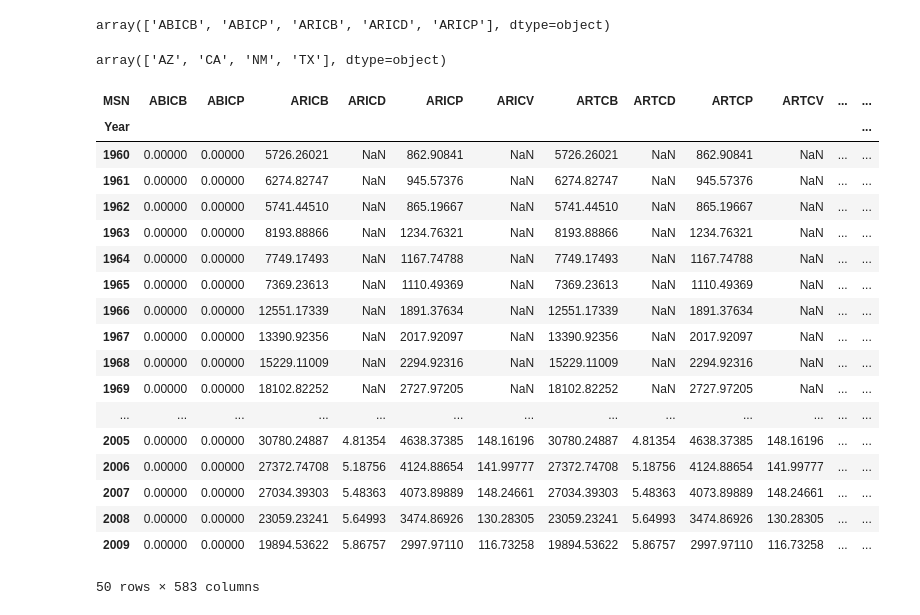
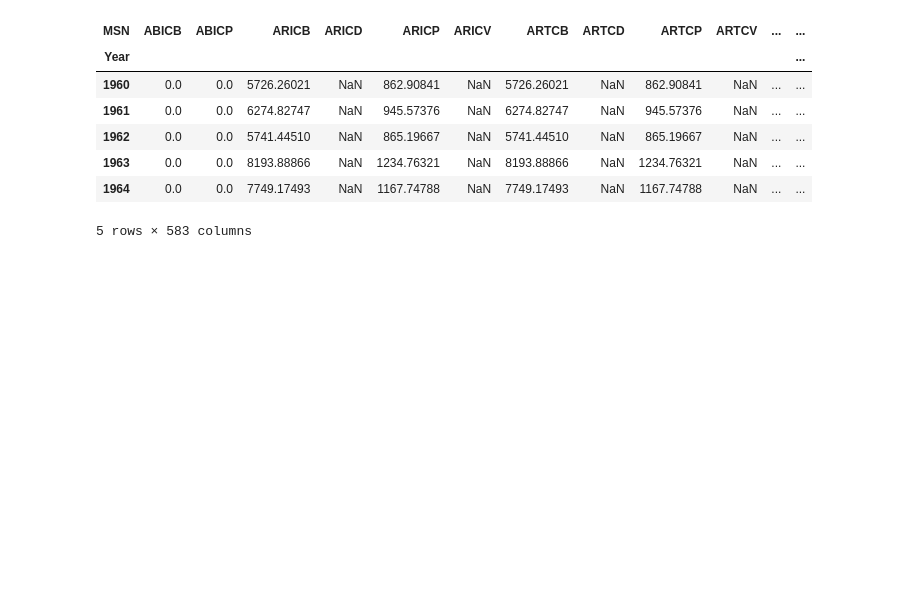
Before and after one commit to charmoniumQ/MCM-2018, a Jupyter notebook: MCM-Data-Analysis.ipynb, the cells around one changed output. Cells and saved outputs as stored; diff of their text form; code cells hidden in the pictures; blank space fills up the shorter version.

```diff
--- a/MCM-Data-Analysis.ipynb
+++ b/MCM-Data-Analysis.ipynb
@@ -4,6 +4,7 @@ import pandas as pd
 import matplotlib.pyplot as plt
 import seaborn as sns
 # %%
-xls = pd.ExcelFile('ProblemCData.xlsx')
+xls = pd.ExcelFile('data/ProblemCData.xlsx')
 energy_data = pd.read_excel(xls, 'seseds')
 variables = pd.read_excel(xls, 'msncodes')
+variable_columns = energy_data['MSN'].unique()
@@ -48,12 +11,3 @@ memory usage: 3.2+ MB
-# %%
-variable_columns = energy_data['MSN'].unique()
-variable_columns[:5]
-# %% [output]
-array(['ABICB', 'ABICP', 'ARICB', 'ARICD', 'ARICP'], dtype=object)
-# %%
-energy_data['StateCode'].unique()
-# %% [output]
-array(['AZ', 'CA', 'NM', 'TX'], dtype=object)
 # %%
 AZ_data = energy_data[energy_data['StateCode'] == 'AZ']
 CA_data = energy_data[energy_data['StateCode'] == 'CA']
@@ -62,27 +16,16 @@ TX_data = energy_data[energy_data['StateCode'] == 'TX']
 # %%
 data = {}
 data['AZ'] = AZ_data.pivot(index='Year', columns='MSN', values='Data')
 data['TX'] = TX_data.pivot(index='Year', columns='MSN', values='Data')
 data['CA'] = CA_data.pivot(index='Year', columns='MSN', values='Data')
 data['NM'] = NM_data.pivot(index='Year', columns='MSN', values='Data')
-data['AZ']
+data['AZ'].head()
 # %% [output]
 | MSN | ABICB | ABICP | ARICB | ARICD | ARICP | ARICV | ARTCB | ARTCD | ARTCP | ARTCV | ... | ... |
 | Year |  |  |  |  |  |  |  |  |  |  |  | ... |
-| 1960 | 0.00000 | 0.00000 | 5726.26021 | NaN | 862.90841 | NaN | 5726.26021 | NaN | 862.90841 | NaN | ... | ... |
-| 1961 | 0.00000 | 0.00000 | 6274.82747 | NaN | 945.57376 | NaN | 6274.82747 | NaN | 945.57376 | NaN | ... | ... |
-| 1962 | 0.00000 | 0.00000 | 5741.44510 | NaN | 865.19667 | NaN | 5741.44510 | NaN | 865.19667 | NaN | ... | ... |
-| 1963 | 0.00000 | 0.00000 | 8193.88866 | NaN | 1234.76321 | NaN | 8193.88866 | NaN | 1234.76321 | NaN | ... | ... |
-| 1964 | 0.00000 | 0.00000 | 7749.17493 | NaN | 1167.74788 | NaN | 7749.17493 | NaN | 1167.74788 | NaN | ... | ... |
-| 1965 | 0.00000 | 0.00000 | 7369.23613 | NaN | 1110.49369 | NaN | 7369.23613 | NaN | 1110.49369 | NaN | ... | ... |
-| 1966 | 0.00000 | 0.00000 | 12551.17339 | NaN | 1891.37634 | NaN | 12551.17339 | NaN | 1891.37634 | NaN | ... | ... |
-| 1967 | 0.00000 | 0.00000 | 13390.92356 | NaN | 2017.92097 | NaN | 13390.92356 | NaN | 2017.92097 | NaN | ... | ... |
-| 1968 | 0.00000 | 0.00000 | 15229.11009 | NaN | 2294.92316 | NaN | 15229.11009 | NaN | 2294.92316 | NaN | ... | ... |
-| 1969 | 0.00000 | 0.00000 | 18102.82252 | NaN | 2727.97205 | NaN | 18102.82252 | NaN | 2727.97205 | NaN | ... | ... |
-| ... | ... | ... | ... | ... | ... | ... | ... | ... | ... | ... | ... | ... |
-| 2005 | 0.00000 | 0.00000 | 30780.24887 | 4.81354 | 4638.37385 | 148.16196 | 30780.24887 | 4.81354 | 4638.37385 | 148.16196 | ... | ... |
-| 2006 | 0.00000 | 0.00000 | 27372.74708 | 5.18756 | 4124.88654 | 141.99777 | 27372.74708 | 5.18756 | 4124.88654 | 141.99777 | ... | ... |
-| 2007 | 0.00000 | 0.00000 | 27034.39303 | 5.48363 | 4073.89889 | 148.24661 | 27034.39303 | 5.48363 | 4073.89889 | 148.24661 | ... | ... |
-| 2008 | 0.00000 | 0.00000 | 23059.23241 | 5.64993 | 3474.86926 | 130.28305 | 23059.23241 | 5.64993 | 3474.86926 | 130.28305 | ... | ... |
-| 2009 | 0.00000 | 0.00000 | 19894.53622 | 5.86757 | 2997.97110 | 116.73258 | 19894.53622 | 5.86757 | 2997.97110 | 116.73258 | ... | ... |
+| 1960 | 0.0 | 0.0 | 5726.26021 | NaN | 862.90841 | NaN | 5726.26021 | NaN | 862.90841 | NaN | ... | ... |
+| 1961 | 0.0 | 0.0 | 6274.82747 | NaN | 945.57376 | NaN | 6274.82747 | NaN | 945.57376 | NaN | ... | ... |
+| 1962 | 0.0 | 0.0 | 5741.44510 | NaN | 865.19667 | NaN | 5741.44510 | NaN | 865.19667 | NaN | ... | ... |
+| 1963 | 0.0 | 0.0 | 8193.88866 | NaN | 1234.76321 | NaN | 8193.88866 | NaN | 1234.76321 | NaN | ... | ... |
+| 1964 | 0.0 | 0.0 | 7749.17493 | NaN | 1167.74788 | NaN | 7749.17493 | NaN | 1167.74788 | NaN | ... | ... |
-50 rows × 583 columns
+5 rows × 583 columns
```
Also changed, not shown: parts of 17 cells of this notebook, 4 other files.
